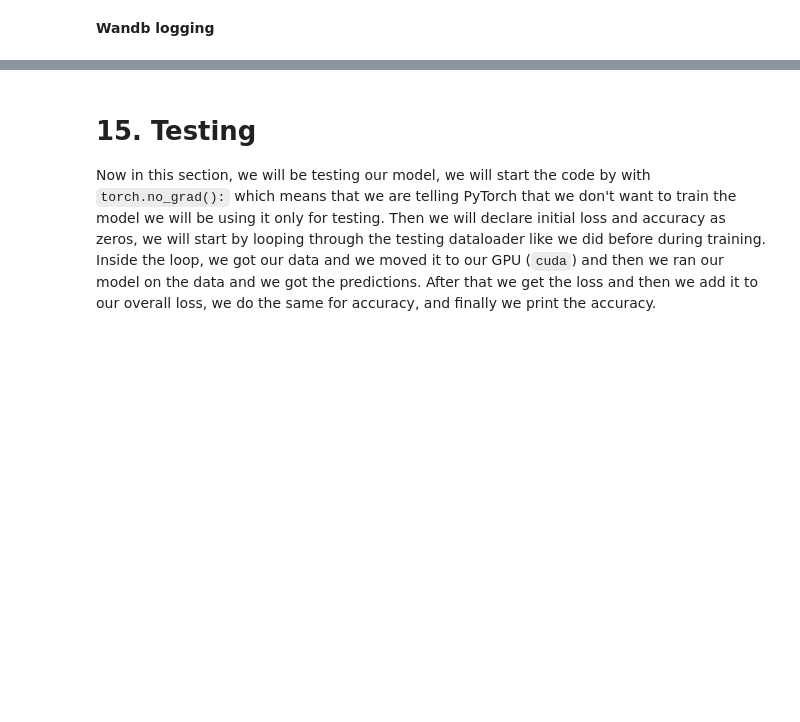
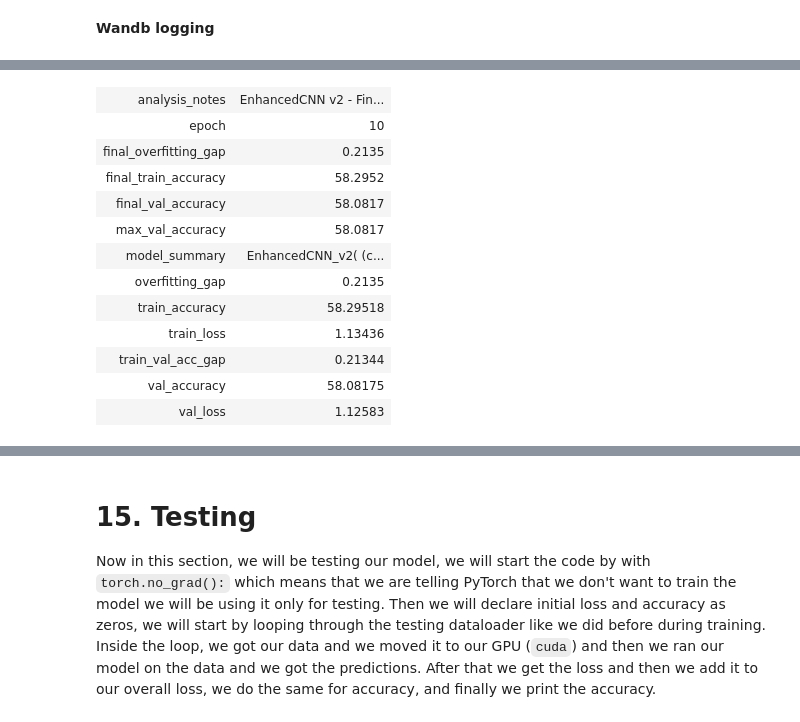
Before and after one commit to GLasare/Facial-Expression-Recognition-Challenge, a Jupyter notebook: model.ipynb, the cells around one changed output, grey strips where cells are left out. Cells and saved outputs as stored; diff of their text form; code cells hidden in the pictures; blank space fills up the shorter version.

```diff
--- a/model.ipynb
+++ b/model.ipynb
@@ -867,0 +925,67 @@ Run summary:
+# %%
+# STEP 1: Start experiment with fine-tuned regularization config
+custom_config = {
+    "conv_blocks": 4,
+    "conv_structure": "Double conv per block (same as v1)",
+    "filters": "32->32->64->64->128->128->96->96",
+    "fc_layers": 3,
+    "fc_structure": "1536->128->64->7",
+    "dropout_strategy": "Stronger graduated: 0.35, 0.6, 0.4",
+    "pooling": "MaxPool + AdaptiveAvgPool",
+    "learning_rate": 4e-5,
+    "batch_size": 32,
+    "epochs": 10,
+    "weight_decay": 8e-4,
+    "architecture_type": "Enhanced CNN v2 - Fine-tuned",
+    "model_description": "EnhancedCNN v2 - Same architecture as v1 with stronger regularization",
+    "v1_baseline": "61.54% validation, 71.53% training (9.99% gap)",
+    "fine_tuning": "Stronger dropout + higher weight decay + lower LR + 10 epochs",
+    "target_performance": "60%+ validation with <7% overfitting gap",
+    "approach": "Keep successful architecture, fine-tune regularization balance"
+}
+
+logger.start_experiment(
+    experiment_name="enhanced-cnn-v2-fine-tuned-regularization",
+    model=model,
+    optimizer=optimizer,
+    criterion=criterion,
+    config=custom_config
+)
+
+# STEP 2: After training, log all epochs
+for metrics in epoch_metrics:
+    logger.log_epoch(
+        epoch=metrics['epoch'],
+        train_loss=metrics['train_loss'],
+        val_loss=metrics['val_loss'],
+        train_acc=metrics['train_acc'],
+        val_acc=metrics['val_acc']
+    )
+
+print("All training data logged to Wandb!")
+
+# STEP 3: Log final results with fine-tuning analysis
+analysis_notes = """EnhancedCNN v2 - Fine-tuned Regularization Analysis:
+- v1 Baseline: 61.54% validation, 71.53% training (9.99% overfitting gap) - best validation so far
+- Strategy: Keep exact same successful architecture, only adjust regularization
+- Regularization changes: Dropout 0.25→0.35, 0.5→0.6, 0.3→0.4 (stronger)
+- Hyperparameter changes: LR 5e-5→4e-5, WD 5e-4→8e-4, Epochs 15→12
+- Architecture: Unchanged double conv blocks + adaptive pooling (this design works!)
+- Goal: Maintain 60%+ validation while reducing gap from 9.99% to <7%
+- Approach: Fine-tune the balance between performance and generalization
+- Success metric: Strong validation with better train-val balance"""
+
+logger.log_final_results(
+    final_train_acc=total_acc_train_plot[-1],
+    final_val_acc=total_acc_validation_plot[-1],
+    max_val_acc=max(total_acc_validation_plot),
+    analysis_notes=analysis_notes,
+    model=model
+)
+
+# STEP 4: Finish experiment
+logger.finish_experiment()
+
+print(f"EnhancedCNN v2 experiment completed!")
+print(f"Fine-tuning successful architecture for better generalization balance")
+# %% [output]
@@ -867,0 +1018,13 @@ Run summary:
+| analysis_notes | EnhancedCNN v2 - Fin... |
+| epoch | 10 |
+| final_overfitting_gap | 0.2135 |
+| final_train_accuracy | 58.2952 |
+| final_val_accuracy | 58.0817 |
+| max_val_accuracy | 58.0817 |
+| model_summary | EnhancedCNN_v2( (c... |
+| overfitting_gap | 0.2135 |
+| train_accuracy | 58.29518 |
+| train_loss | 1.13436 |
+| train_val_acc_gap | 0.21344 |
+| val_accuracy | 58.08175 |
+| val_loss | 1.12583 |
```
Also changed, not shown: parts of 18 cells of this notebook.
